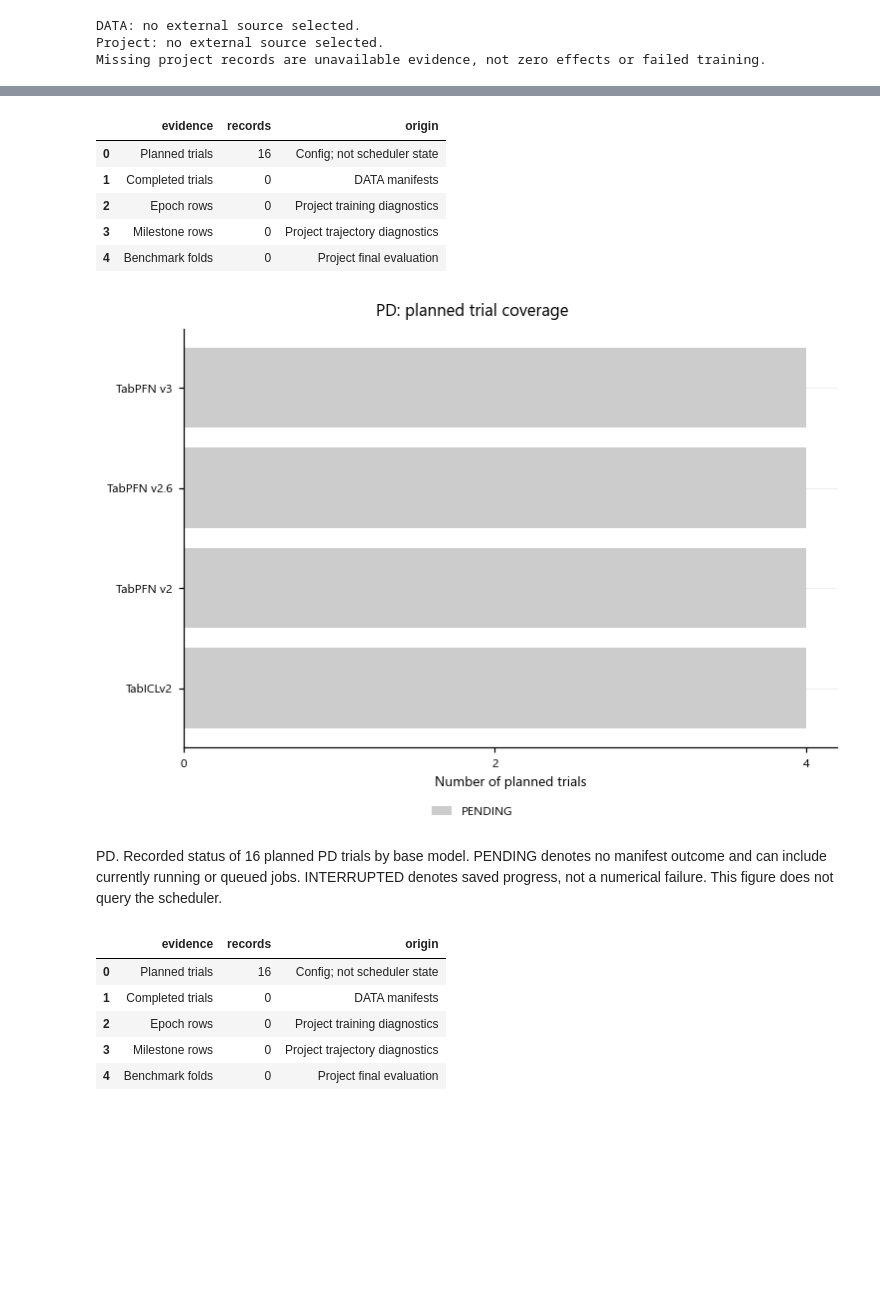
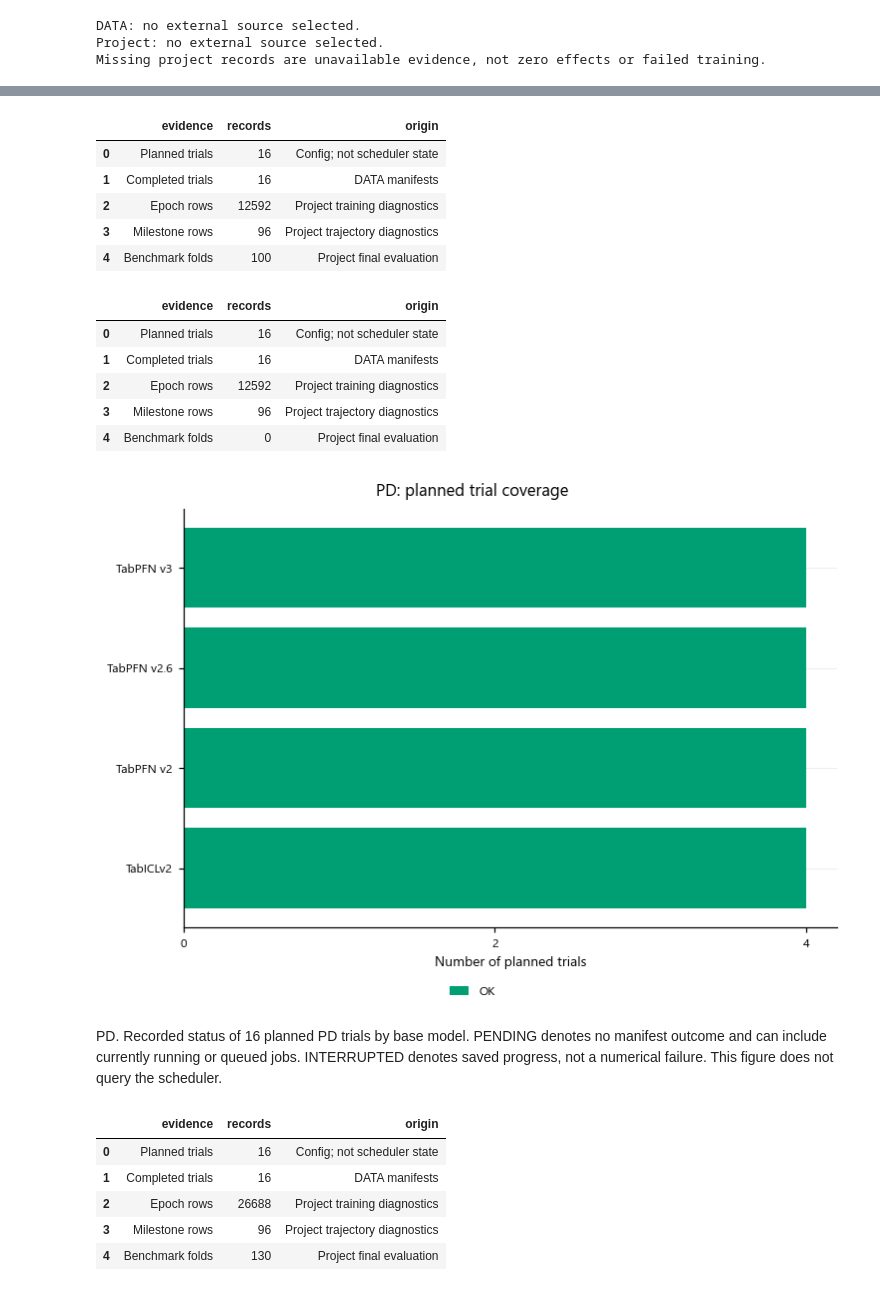
Before and after one commit to andreasgoethals/CreditPFN, a Jupyter notebook: notebooks/experiment2/01_training.ipynb, the cells around one changed output, grey strips where cells are left out. Drawn from its saved outputs; the diff is of its cells as text; code cells hidden in the pictures; blank space fills up the shorter version.

```diff
--- a/notebooks/experiment2/01_training.ipynb
+++ b/notebooks/experiment2/01_training.ipynb
@@ -35,22 +33,29 @@ Compare main-seed and additional-seed outcomes only where the same recipe, datas
 # %%
-main = {track: cp.load_campaign(1, track) for track in ('pd','lgd')}
-repeat = {track: cp.load_campaign(2, track) for track in ('pd','lgd')}
-for run in repeat.values():
-    report.table(run.track.upper()+' repeat evidence', pub.availability(run))
-    cp.show(sink, cp.plot_coverage(run), track=run.track)
-report.add('1. Paired design and coverage', '\n\n'.join(cp.coverage_summary(run) for run in repeat.values()))
+main = {track: cmp.reference_campaign(cp.load_campaign(1, track)) for track in ('pd', 'lgd')}
+repeat = {track: cp.load_campaign(2, track) for track in ('pd', 'lgd')}
+for track in ('pd', 'lgd'):
+    report.table(track.upper()+' seed 42 reference evidence', pub.availability(main[track]))
+    report.table(track.upper()+' seed 43 evidence', pub.availability(repeat[track]))
+    cp.show(sink, cp.plot_coverage(repeat[track]), track=track)
+report.add('1. Reference recipe and training coverage', 'Seed 42 reuses the predefined main reference; seed 43 has 16 trials per task. Pending status is not live scheduler state.')
 # %% [output]
 |  | evidence | records | origin |
 | 0 | Planned trials | 16 | Config; not scheduler state |
-| 1 | Completed trials | 0 | DATA manifests |
-| 2 | Epoch rows | 0 | Project training diagnostics |
-| 3 | Milestone rows | 0 | Project trajectory diagnostics |
-| 4 | Benchmark folds | 0 | Project final evaluation |
+| 1 | Completed trials | 16 | DATA manifests |
+| 2 | Epoch rows | 12592 | Project training diagnostics |
+| 3 | Milestone rows | 96 | Project trajectory diagnostics |
+| 4 | Benchmark folds | 100 | Project final evaluation |
+|  | evidence | records | origin |
+| 0 | Planned trials | 16 | Config; not scheduler state |
+| 1 | Completed trials | 16 | DATA manifests |
+| 2 | Epoch rows | 12592 | Project training diagnostics |
+| 3 | Milestone rows | 96 | Project trajectory diagnostics |
+| 4 | Benchmark folds | 0 | Project final evaluation |
-[figure, old version]
+[figure, new version]
 PD. Recorded status of 16 planned PD trials by base model. PENDING denotes no manifest outcome and can include currently running or queued jobs. INTERRUPTED denotes saved progress, not a numerical failure. This figure does not query the scheduler.
-|  | evidence | records | origin |
-| 0 | Planned trials | 16 | Config; not scheduler state |
-| 1 | Completed trials | 0 | DATA manifests |
-| 2 | Epoch rows | 0 | Project training diagnostics |
-| 3 | Milestone rows | 0 | Project trajectory diagnostics |
-| 4 | Benchmark folds | 0 | Project final evaluation |
+|  | evidence | records | origin |
+| 0 | Planned trials | 16 | Config; not scheduler state |
+| 1 | Completed trials | 16 | DATA manifests |
+| 2 | Epoch rows | 26688 | Project training diagnostics |
+| 3 | Milestone rows | 96 | Project trajectory diagnostics |
+| 4 | Benchmark folds | 130 | Project final evaluation |
```
Also changed, not shown: parts of 20 cells of this notebook, 43 other files.
